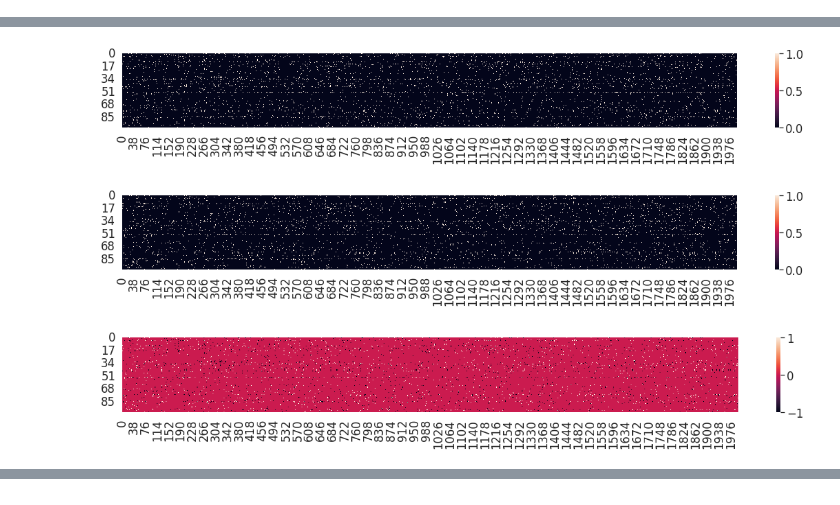
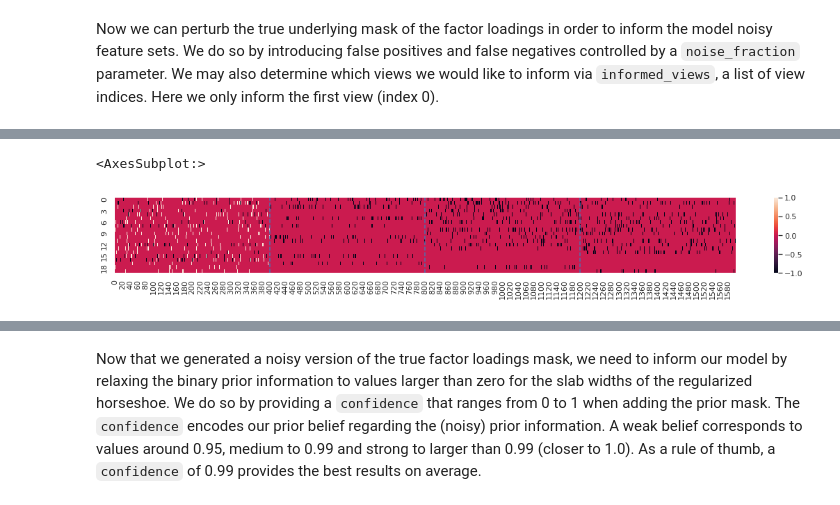
Before and after one commit to MLO-lab/MuVI, a Jupyter notebook: examples/basic_tutorial.ipynb, the cells around one changed output, grey strips where cells are left out. Drawn from its saved outputs; the diff is of its cells as text; code cells hidden in the pictures.

Commit message:
Initial commit to multi-view settings

```diff
--- a/examples/basic_tutorial.ipynb
+++ b/examples/basic_tutorial.ipynb
@@ -79,18 +66,18 @@ FACTOR_SIZE_DIST = "gamma"
 # %% [output]
 [interactive output not drawn]
 # %%
-# generate synthetic data
 dg = DataGenerator(
-    N_SAMPLES,
-    N_FEATURES,
-    N_FACTORS,
-    LIKELIHOOD,
-    FACTOR_SIZE_PARAMS,
-    FACTOR_SIZE_DIST,
-    )
+    n_samples,
+    n_features,
+    likelihoods,
+    n_fully_shared_factors=n_fully_shared_factors,
+    n_partially_shared_factors=n_partially_shared_factors,
+    n_private_factors=n_private_factors,
+    n_covariates=n_covariates,
+)
 
-rng = dg.generate(seed=123)
+rng = dg.generate(seed=seed)
 
-# center data
+# standardise data
 dg.normalise(with_std=False)
 # %% [output]
@@ -97,7 +85,6 @@ dg.normalise(with_std=False)
 [interactive output not drawn]
 # %%
-def heatmap(data, figsize=(20, 2), annot=False, **kwargs):
-    fig, ax = plt.subplots(figsize=figsize)
-    return sns.heatmap(data, annot=annot, ax=ax, **kwargs)
+feature_offsets = [0] + np.cumsum(n_features).tolist()
+vlines = feature_offsets[1:-1]
 # %% [output]
 [interactive output not drawn]
@@ -121,14 +100,17 @@ plt.show()
+# %% [markdown]
+Now we can perturb the true underlying mask of the factor loadings in order to inform the model noisy feature sets. We do so by introducing false positives and false negatives controlled by a `noise_fraction` parameter. We may also determine which views we would like to inform via `informed_views`, a list of view indices. Here we only inform the first view (index 0).
 # %%
-# perturb the true loadings mask to inform the model with a noisy version
-# noise fraction of 0.5 means 50% false positives and 50% false negatives are introduced
-_ = dg.get_noisy_w_mask(
+# perturb
+noise_fraction = 0.5
+# inform only first view with noisy prior
+informed_views = [0]
+
+_ = dg.get_noisy_mask(
     rng,
-    noise_fraction=0.5,
+    noise_fraction=noise_fraction,
+    informed_view_indices=informed_views,
 )
 
-heatmap(dg.w_mask)
-heatmap(dg.noisy_w_mask)
-
 # false positives and false negatives
-heatmap(dg.noisy_w_mask - dg.w_mask)
+lined_heatmap(dg.noisy_w_mask - dg.w_mask, vlines=vlines)
 # %% [output]
@@ -136,4 +127,5 @@ heatmap(dg.noisy_w_mask - dg.w_mask)
+<AxesSubplot:>
-[figure, old version]
+[figure, new version]
-[figure, removed]
-[figure, removed]
 [interactive output not drawn]
+# %% [markdown]
+Now that we generated a noisy version of the true factor loadings mask, we need to inform our model by relaxing the binary prior information to values larger than zero for the slab widths of the regularized horseshoe. We do so by providing a `confidence` that ranges from 0 to 1 when adding the prior mask. The `confidence` encodes our prior belief regarding the (noisy) prior information. A weak belief corresponds to values around 0.95, medium to 0.99 and strong to larger than 0.99 (closer to 1.0). As a rule of thumb, a `confidence` of 0.99 provides the best results on average.
```
Also changed, not shown: parts of 42 cells of this notebook, 13 other files.
